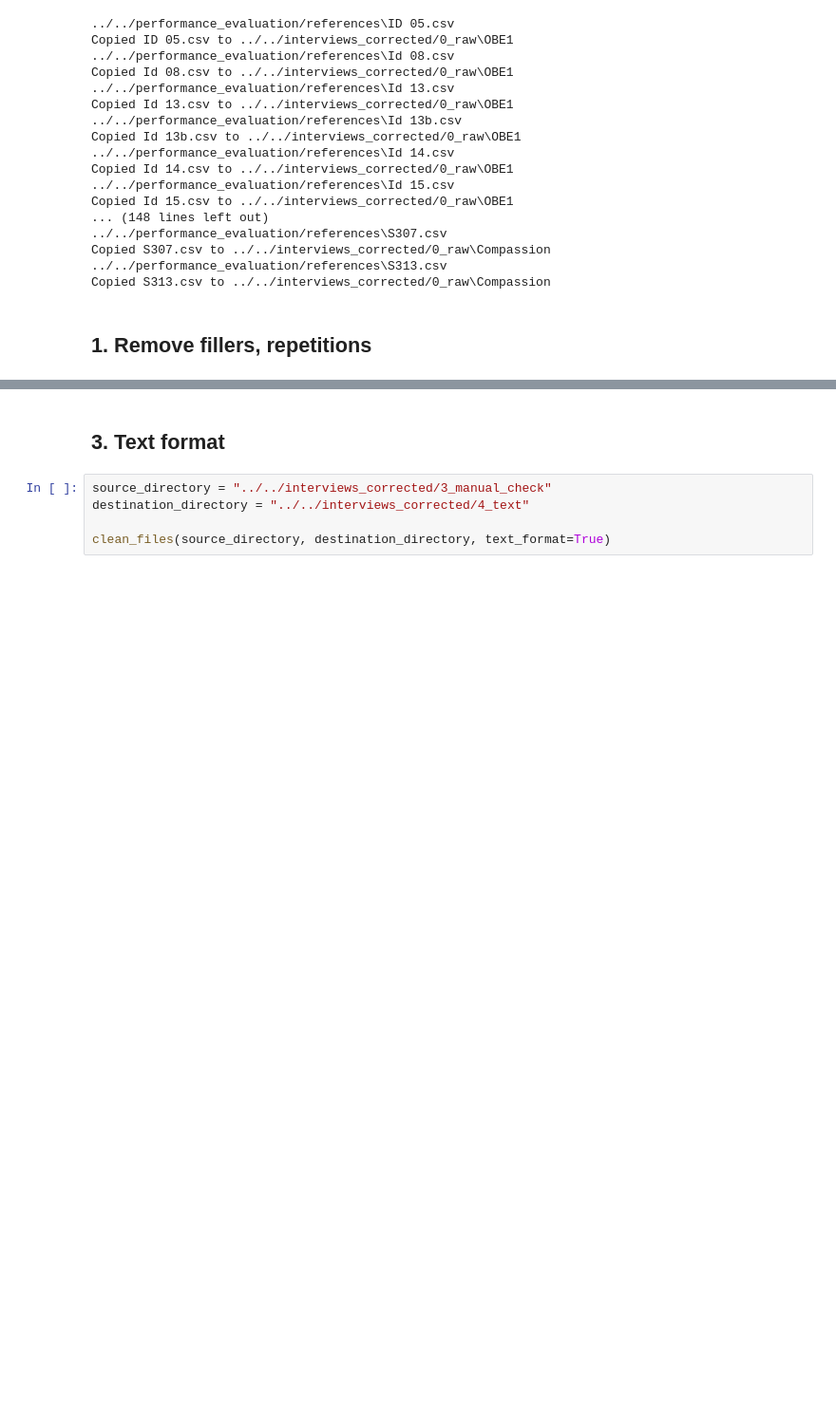
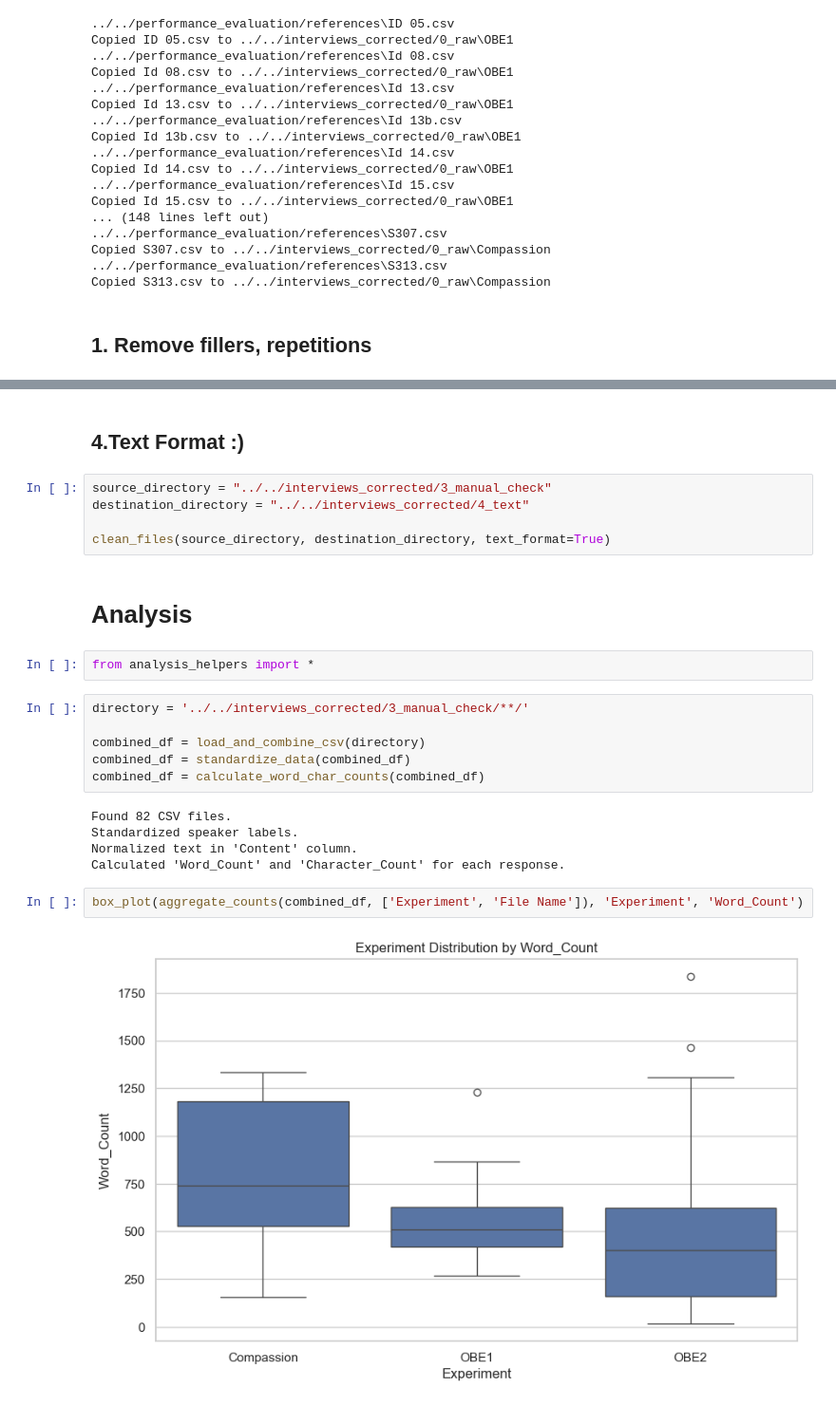
Before and after one commit to AfroDeivid/automatic-interviews-processing, a Jupyter notebook: src/analysis/analysis.ipynb, the cells around one changed output, grey strips where cells are left out. Shown at 95% size. Saved outputs shown, nothing was run; the diff lists cells and outputs as text; blank space fills up the shorter version.

Commit message:
first analysis of the text

```diff
--- a/src/analysis/analysis.ipynb
+++ b/src/analysis/analysis.ipynb
@@ -45,7 +68,26 @@ clean_files(source_directory, destination_directory, roles=True)
 # %% [markdown]
-## 3. Text format
+## 4.Text Format :)
 # %%
 source_directory = "../../interviews_corrected/3_manual_check"
 destination_directory = "../../interviews_corrected/4_text"
 
 clean_files(source_directory, destination_directory, text_format=True)
+# %% [markdown]
+# Analysis
+# %%
+from analysis_helpers import *
+# %%
+directory = '../../interviews_corrected/3_manual_check/**/'
+
+combined_df = load_and_combine_csv(directory)
+combined_df = standardize_data(combined_df)
+combined_df = calculate_word_char_counts(combined_df)
+# %% [output]
+Found 82 CSV files.
+Standardized speaker labels.
+Normalized text in 'Content' column.
+Calculated 'Word_Count' and 'Character_Count' for each response.
+# %%
+box_plot(aggregate_counts(combined_df, ['Experiment', 'File Name']), 'Experiment', 'Word_Count')
+# %% [output]
+[figure, added]
```
Also changed, not shown: parts of 15 cells of this notebook, 5 other files.
